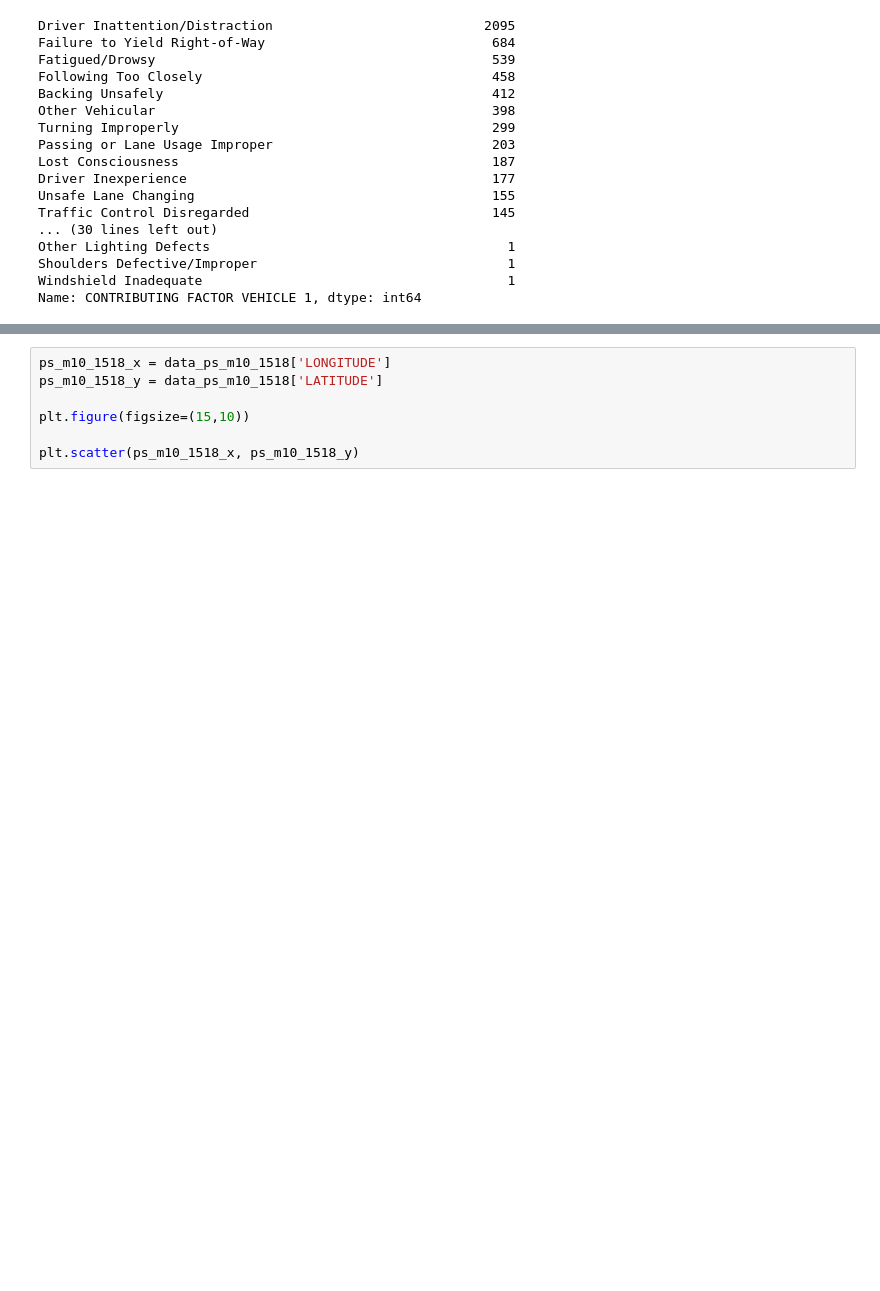
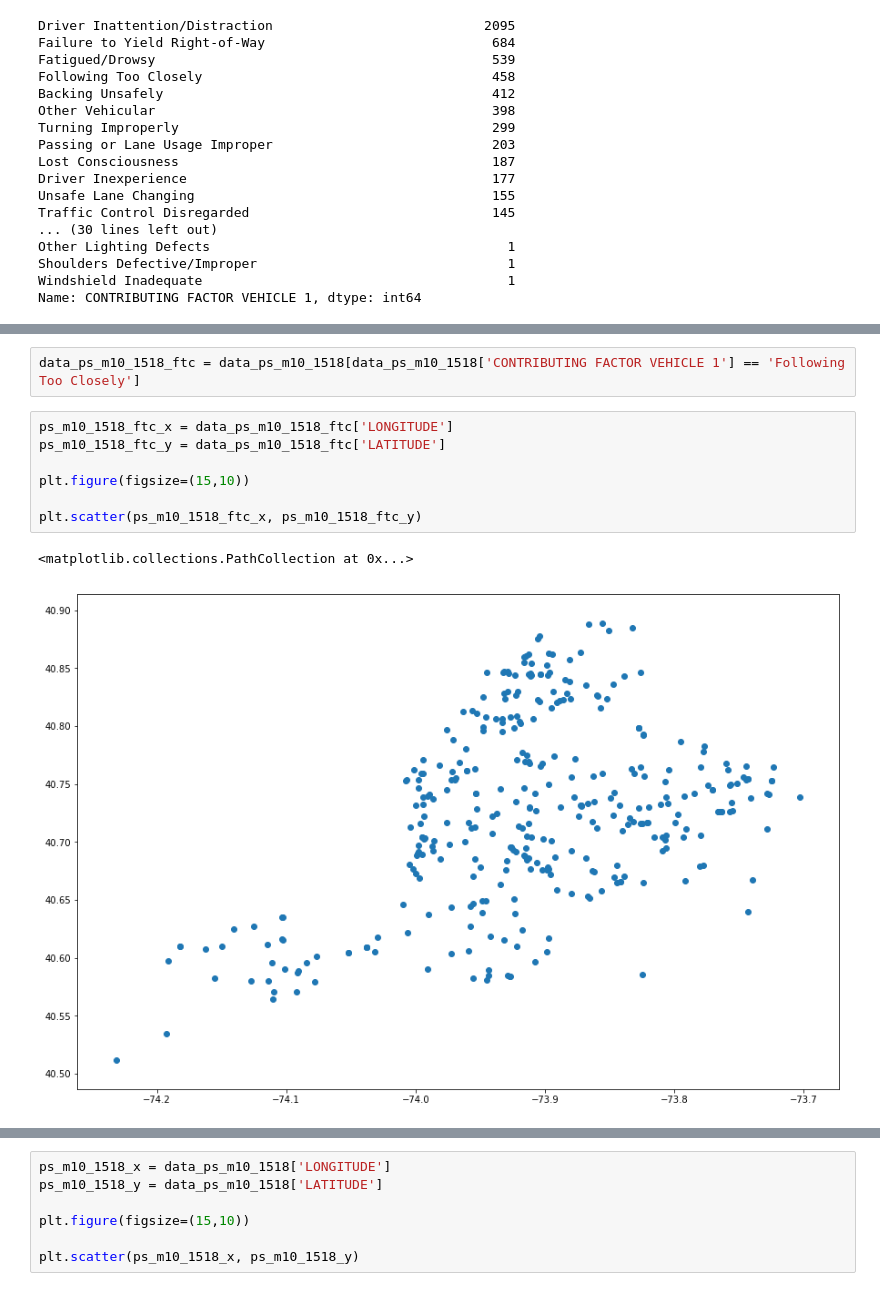
Before and after one commit to krisnadiputra/GCI2017-final-project, a Jupyter notebook: cosmas/cosmas.ipynb, the cells around one changed output, grey strips where cells are left out. Saved outputs shown, nothing was run; the diff lists cells and outputs as text; blank space fills up the shorter version.

```diff
--- a/cosmas/cosmas.ipynb
+++ b/cosmas/cosmas.ipynb
@@ -847,0 +882,12 @@ Name: CONTRIBUTING FACTOR VEHICLE 1, dtype: int64
+# %%
+data_ps_m10_1518_ftc = data_ps_m10_1518[data_ps_m10_1518['CONTRIBUTING FACTOR VEHICLE 1'] == 'Following Too Closely']
+# %%
+ps_m10_1518_ftc_x = data_ps_m10_1518_ftc['LONGITUDE']
+ps_m10_1518_ftc_y = data_ps_m10_1518_ftc['LATITUDE']
+
+plt.figure(figsize=(15,10))
+
+plt.scatter(ps_m10_1518_ftc_x, ps_m10_1518_ftc_y)
+# %% [output]
+<matplotlib.collections.PathCollection at 0x...>
+[figure, added]
```
Also changed, not shown: parts of 25 cells of this notebook.
